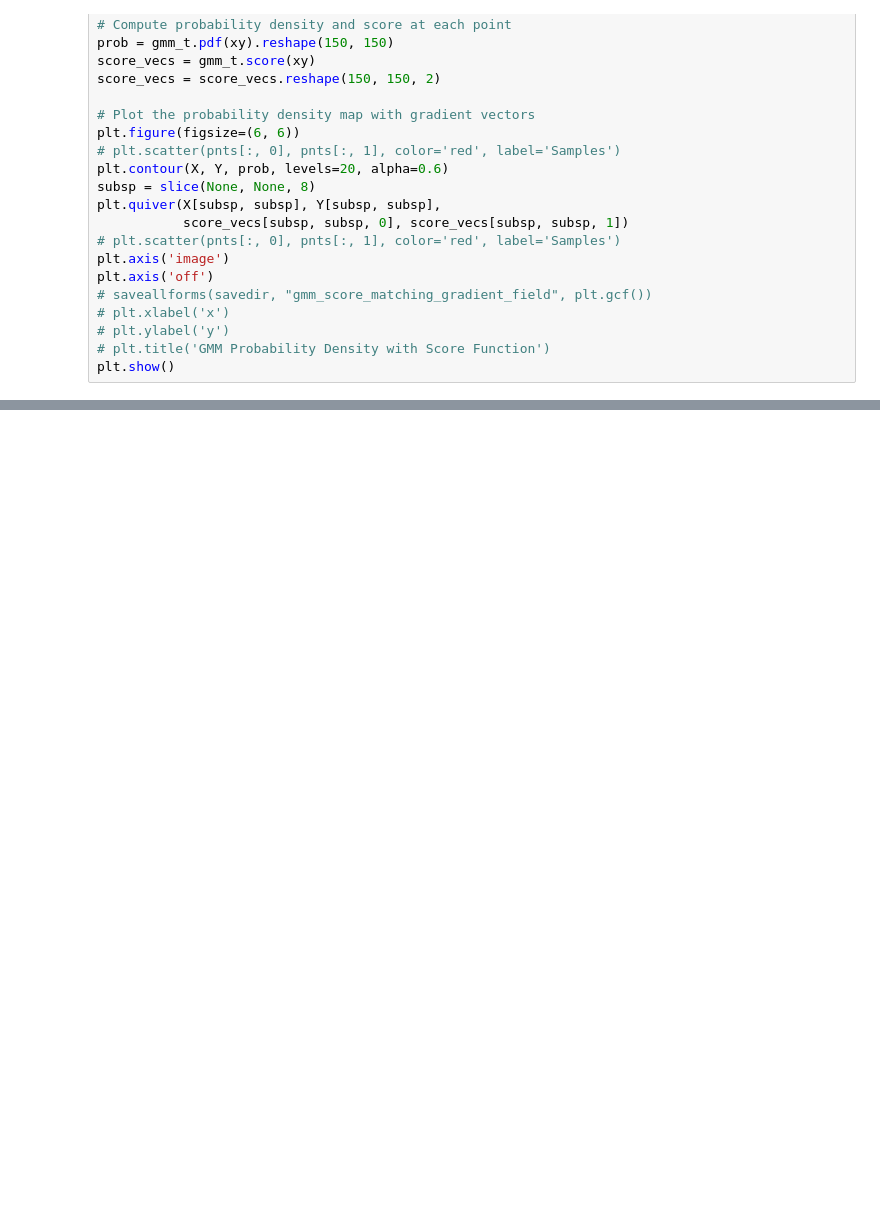
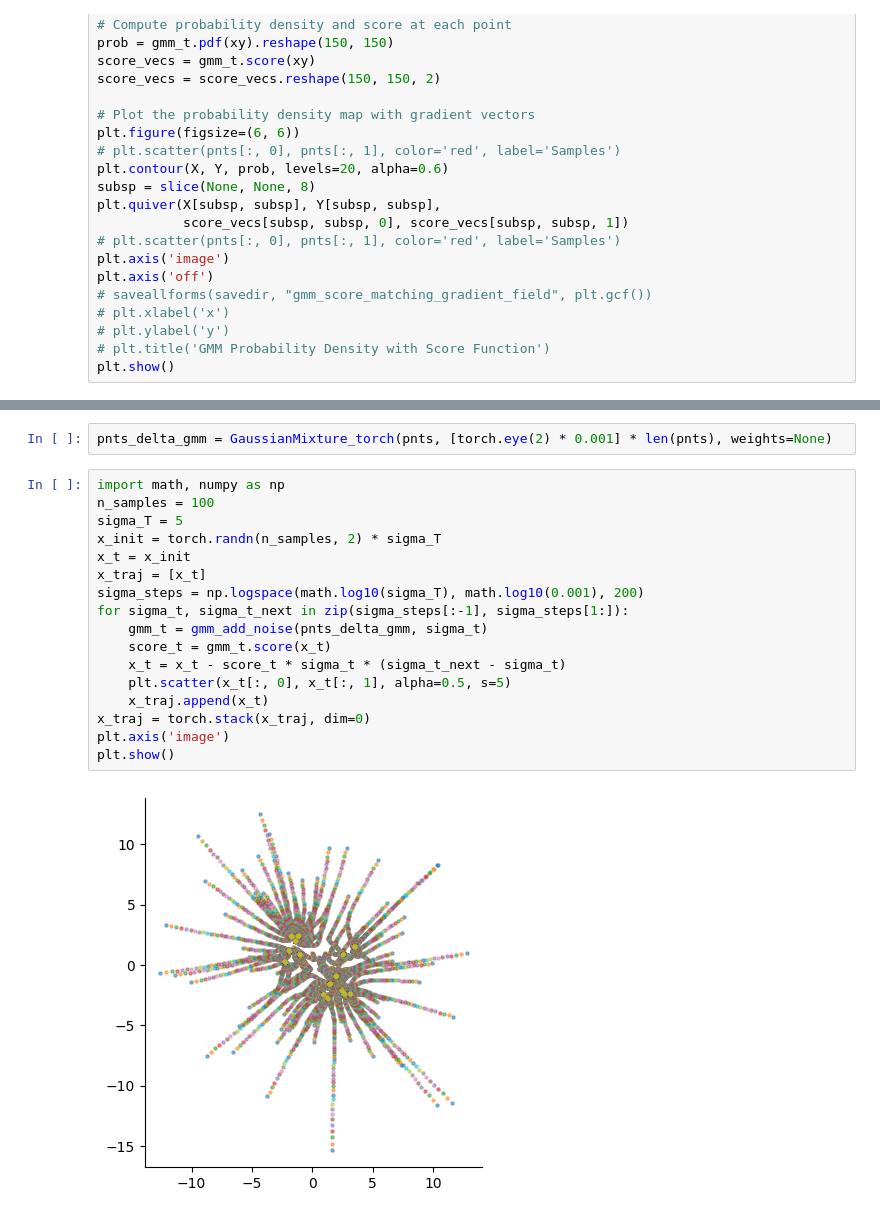
Before and after one commit to Animadversio/DiffusionLearningCurve, a Jupyter notebook: demo/demo_score_matching_gradient.ipynb, the cells around one changed output, grey strips where cells are left out. Drawn from its saved outputs; the diff is of its cells as text; blank space fills up the shorter version.

```diff
--- a/demo/demo_score_matching_gradient.ipynb
+++ b/demo/demo_score_matching_gradient.ipynb
@@ -400,0 +414,21 @@ plt.show()
+# %%
+pnts_delta_gmm = GaussianMixture_torch(pnts, [torch.eye(2) * 0.001] * len(pnts), weights=None)
+# %%
+import math, numpy as np
+n_samples = 100
+sigma_T = 5
+x_init = torch.randn(n_samples, 2) * sigma_T
+x_t = x_init
+x_traj = [x_t]
+sigma_steps = np.logspace(math.log10(sigma_T), math.log10(0.001), 200)
+for sigma_t, sigma_t_next in zip(sigma_steps[:-1], sigma_steps[1:]):
+    gmm_t = gmm_add_noise(pnts_delta_gmm, sigma_t)
+    score_t = gmm_t.score(x_t)
+    x_t = x_t - score_t * sigma_t * (sigma_t_next - sigma_t)
+    plt.scatter(x_t[:, 0], x_t[:, 1], alpha=0.5, s=5)
+    x_traj.append(x_t)
+x_traj = torch.stack(x_traj, dim=0)
+plt.axis('image')
+plt.show()
+# %% [output]
+[figure, added]
```
Also changed, not shown: parts of 16 cells of this notebook, 4 other files.
